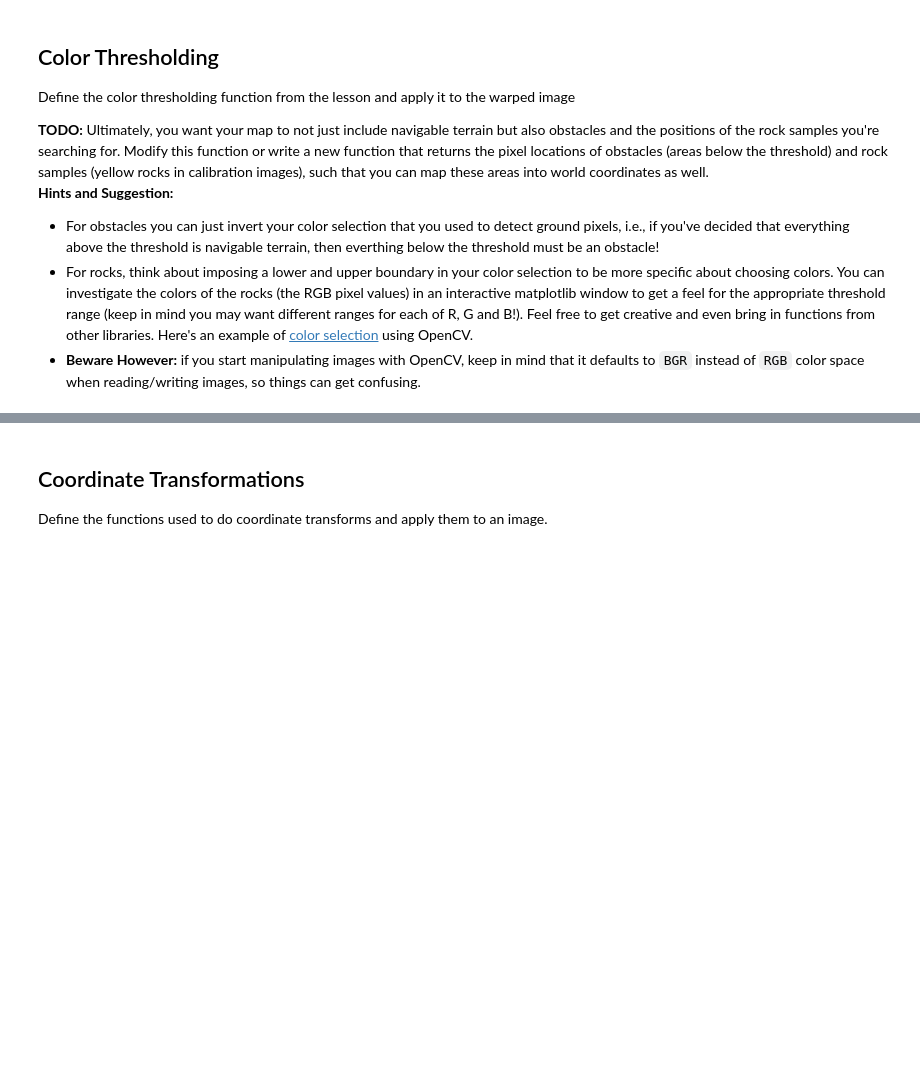
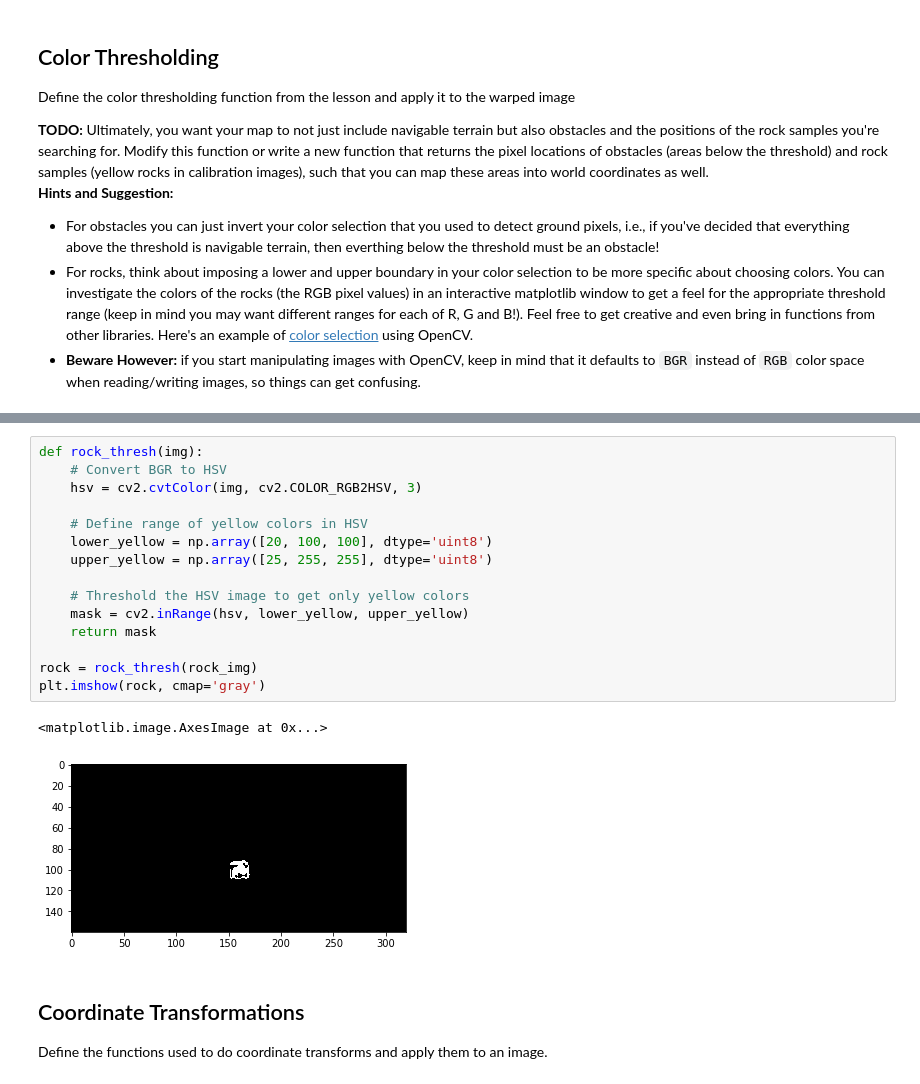
Before and after one commit to NULL-Wolf/RoboND-Rover-Project, a Jupyter notebook: code/Rover_Project_Test_Notebook.ipynb, the cells around one changed output, grey strips where cells are left out. Saved outputs shown, nothing was run; the diff lists cells and outputs as text; blank space fills up the shorter version.

```diff
--- a/code/Rover_Project_Test_Notebook.ipynb
+++ b/code/Rover_Project_Test_Notebook.ipynb
@@ -135,3 +155,21 @@ plt.imshow(threshed, cmap='gray')
+# %%
+def rock_thresh(img):
+    # Convert BGR to HSV
+    hsv = cv2.cvtColor(img, cv2.COLOR_RGB2HSV, 3)
+
+    # Define range of yellow colors in HSV
+    lower_yellow = np.array([20, 100, 100], dtype='uint8')
+    upper_yellow = np.array([25, 255, 255], dtype='uint8')
+
+    # Threshold the HSV image to get only yellow colors
+    mask = cv2.inRange(hsv, lower_yellow, upper_yellow)
+    return mask
+
+rock = rock_thresh(rock_img)
+plt.imshow(rock, cmap='gray')
+# %% [output]
+<matplotlib.image.AxesImage at 0x...>
+[figure, added]
 # %% [markdown]
 ## Coordinate Transformations
 Define the functions used to do coordinate transforms and apply them to an image.
```
Also changed, not shown: parts of 9 cells of this notebook, 4 other files.
